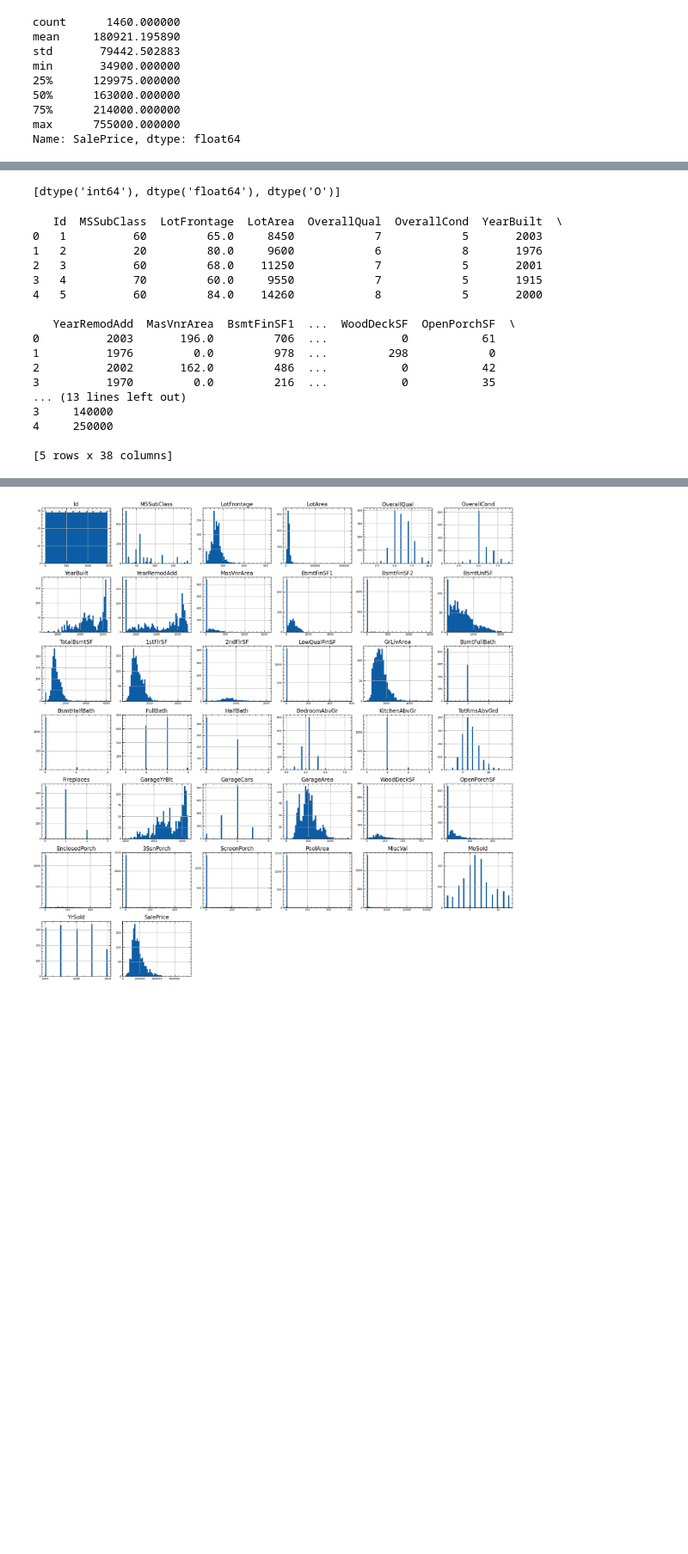
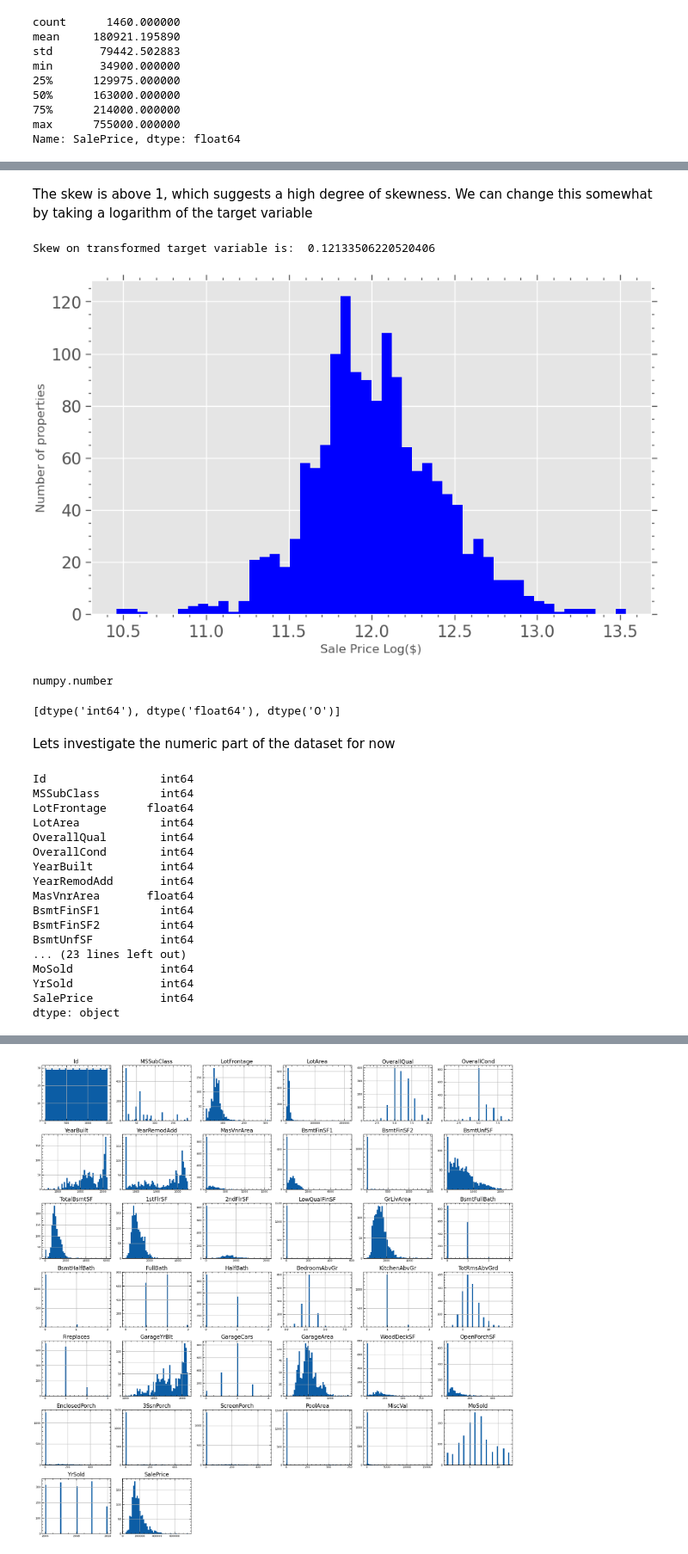
Before and after one commit to darrenjscott/kaggle_comps, a Jupyter notebook: house_prices/house_prices.ipynb, the cells around one changed output, grey strips where cells are left out. Shown at 86% size. Saved outputs shown, nothing was run; the diff lists cells and outputs as text; code cells hidden in the pictures; blank space fills up the shorter version.

```diff
--- a/house_prices/house_prices.ipynb
+++ b/house_prices/house_prices.ipynb
@@ -135,26 +137,47 @@ print("Skew is: ", hp_train['SalePrice'].skew())
+# %% [markdown]
+The skew is above 1, which suggests a high degree of skewness.
+We can change this somewhat by taking a logarithm of the target variable
+# %%
+target = np.log(hp_train['SalePrice'])
+print("Skew on transformed target variable is: ", target.skew())
+fig, ax = plt.subplots()
+ax.hist(target, bins=50, color='blue')
+ax.set_xlabel('Sale Price Log($)')
+ax.set_ylabel('Number of properties')
+plt.show()
+# %% [output]
+Skew on transformed target variable is:  0.12133506220520406
+[figure, added]
+# %%
+np.number
+# %% [output]
+numpy.number
 # %%
 # Get unique datatypes
 list(set(hp_train.dtypes.tolist()))
 # %% [output]
 [dtype('int64'), dtype('float64'), dtype('O')]
+# %% [markdown]
+
+Lets investigate the numeric part of the dataset for now
 # %%
-hp_train_num = hp_train.select_dtypes(['int64', 'float64'])
-print(hp_train_num.head())
+hp_train_num = hp_train.select_dtypes([np.number])
+hp_train_num.dtypes
 # %% [output]
-   Id  MSSubClass  LotFrontage  LotArea  OverallQual  OverallCond  YearBuilt  \
-0   1          60         65.0     8450            7            5       2003
-1   2          20         80.0     9600            6            8       1976
-2   3          60         68.0    11250            7            5       2001
-3   4          70         60.0     9550            7            5       1915
-4   5          60         84.0    14260            8            5       2000
-
-   YearRemodAdd  MasVnrArea  BsmtFinSF1  ...  WoodDeckSF  OpenPorchSF  \
-0          2003       196.0         706  ...           0           61
-1          1976         0.0         978  ...         298            0
-2          2002       162.0         486  ...           0           42
-3          1970         0.0         216  ...           0           35
-... (13 lines left out)
-3     140000
-4     250000
-
-[5 rows x 38 columns]
+Id                 int64
+MSSubClass         int64
+LotFrontage      float64
+LotArea            int64
+OverallQual        int64
+OverallCond        int64
+YearBuilt          int64
+YearRemodAdd       int64
+MasVnrArea       float64
+BsmtFinSF1         int64
+BsmtFinSF2         int64
+BsmtUnfSF          int64
+... (23 lines left out)
+MoSold             int64
+YrSold             int64
+SalePrice          int64
+dtype: object
```
Also changed, not shown: parts of 9 cells of this notebook.
